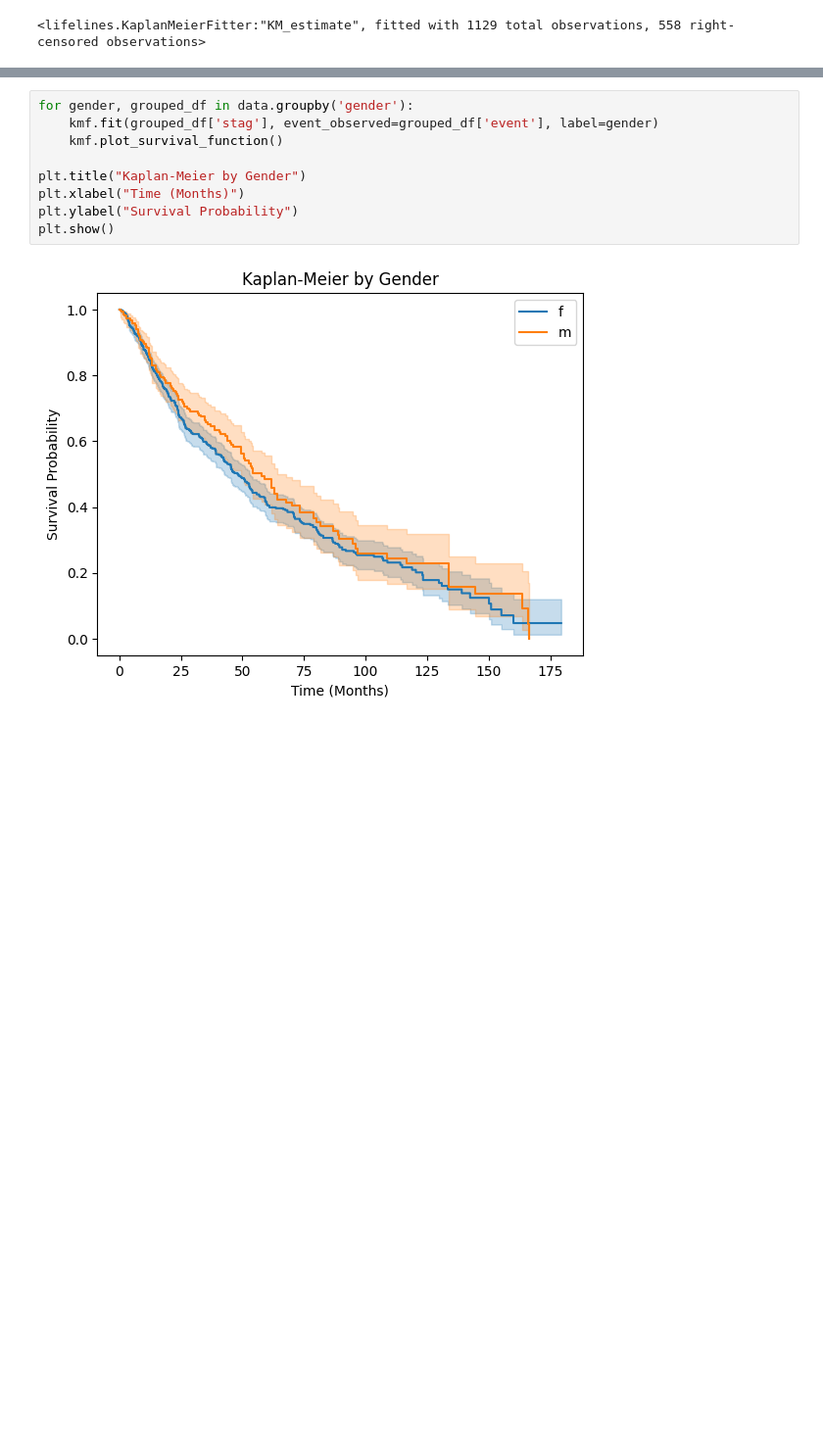
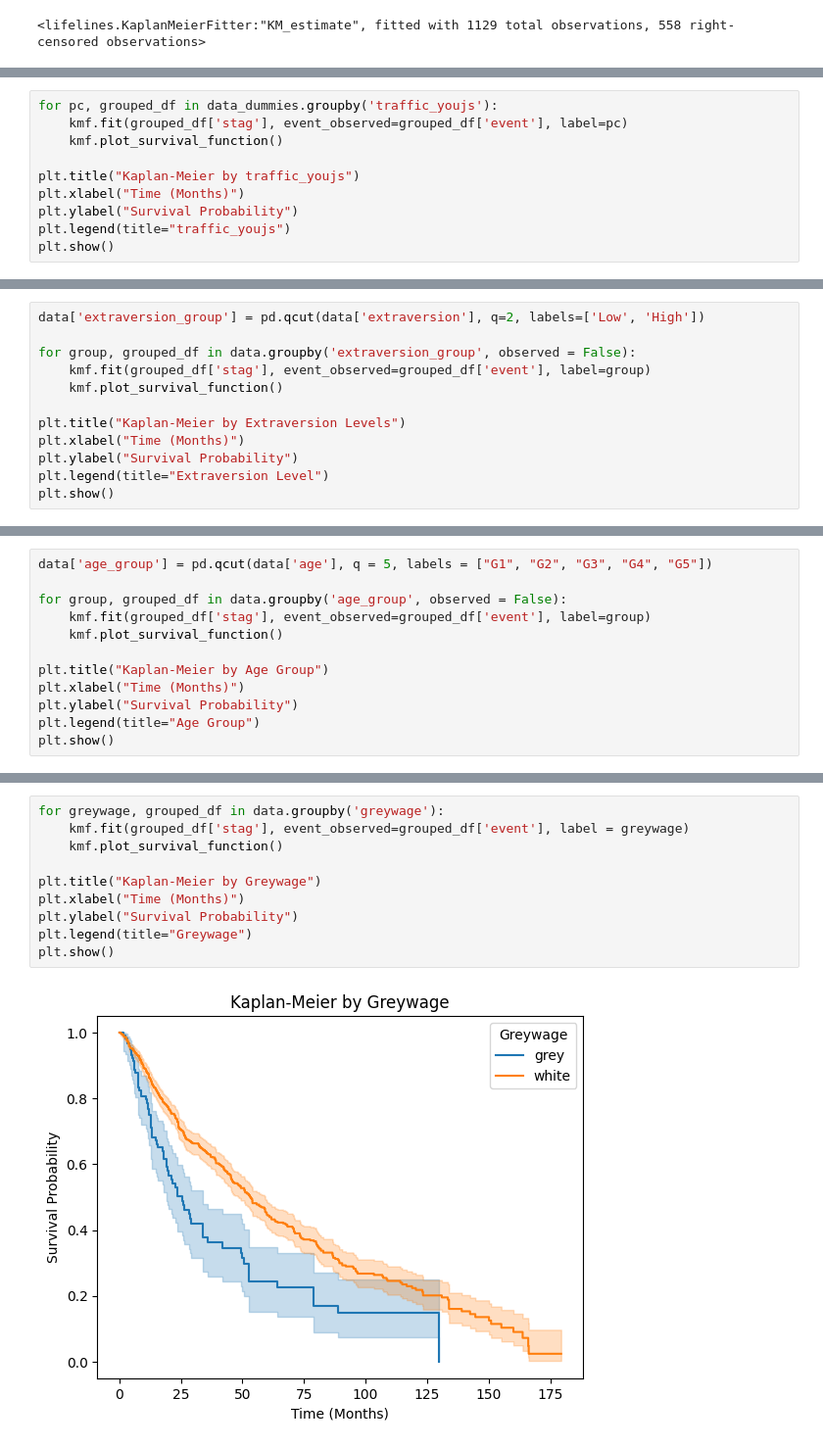
Before and after one commit to DiegoMZD/EmployeeTurnover, a Jupyter notebook: notebooks/02_survival_analysis.ipynb, the cells around one changed output, grey strips where cells are left out. Shown at 98% size. Saved outputs shown, nothing was run; the diff lists cells and outputs as text; blank space fills up the shorter version.

Commit message:
update survival notebook

```diff
--- a/notebooks/02_survival_analysis.ipynb
+++ b/notebooks/02_survival_analysis.ipynb
@@ -28,0 +240,10 @@ plt.show()
+# %%
+for pc, grouped_df in data_dummies.groupby('traffic_youjs'):
+    kmf.fit(grouped_df['stag'], event_observed=grouped_df['event'], label=pc)
+    kmf.plot_survival_function()
+
+plt.title("Kaplan-Meier by traffic_youjs")
+plt.xlabel("Time (Months)")
+plt.ylabel("Survival Probability")
+plt.legend(title="traffic_youjs")
+plt.show()
@@ -28,0 +252,12 @@ plt.show()
+# %%
+data['extraversion_group'] = pd.qcut(data['extraversion'], q=2, labels=['Low', 'High'])
+
+for group, grouped_df in data.groupby('extraversion_group', observed = False):
+    kmf.fit(grouped_df['stag'], event_observed=grouped_df['event'], label=group)
+    kmf.plot_survival_function()
+
+plt.title("Kaplan-Meier by Extraversion Levels")
+plt.xlabel("Time (Months)")
+plt.ylabel("Survival Probability")
+plt.legend(title="Extraversion Level")
+plt.show()
@@ -28,0 +266,12 @@ plt.show()
+# %%
+data['age_group'] = pd.qcut(data['age'], q = 5, labels = ["G1", "G2", "G3", "G4", "G5"])
+
+for group, grouped_df in data.groupby('age_group', observed = False):
+    kmf.fit(grouped_df['stag'], event_observed=grouped_df['event'], label=group)
+    kmf.plot_survival_function()
+
+plt.title("Kaplan-Meier by Age Group")
+plt.xlabel("Time (Months)")
+plt.ylabel("Survival Probability")
+plt.legend(title="Age Group")
+plt.show()
@@ -29,11 +280,12 @@ plt.show()
 # %%
-for gender, grouped_df in data.groupby('gender'):
-    kmf.fit(grouped_df['stag'], event_observed=grouped_df['event'], label=gender)
+for greywage, grouped_df in data.groupby('greywage'):
+    kmf.fit(grouped_df['stag'], event_observed=grouped_df['event'], label = greywage)
     kmf.plot_survival_function()
 
-plt.title("Kaplan-Meier by Gender")
+plt.title("Kaplan-Meier by Greywage")
 plt.xlabel("Time (Months)")
 plt.ylabel("Survival Probability")
+plt.legend(title="Greywage")
 plt.show()
 # %% [output]
-[figure, old version]
+[figure, new version]
```
Also changed, not shown: parts of 27 cells of this notebook.
